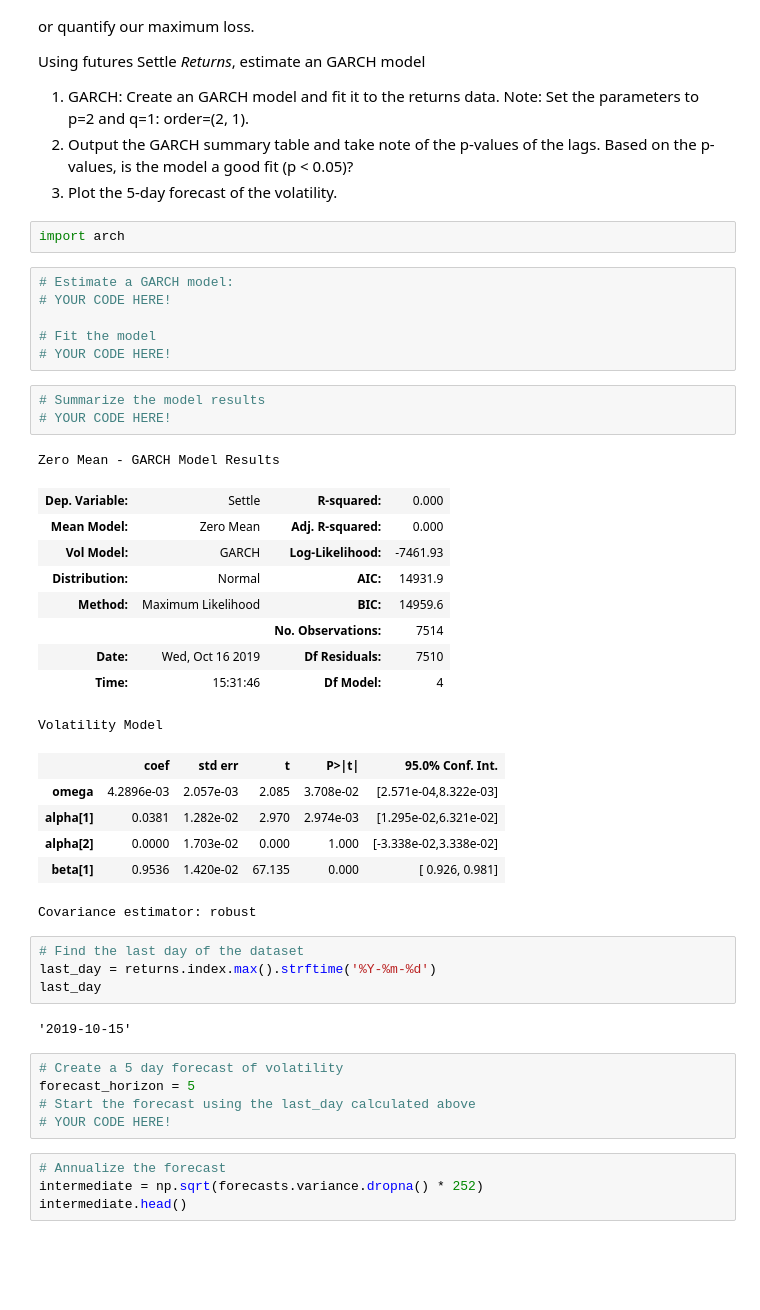
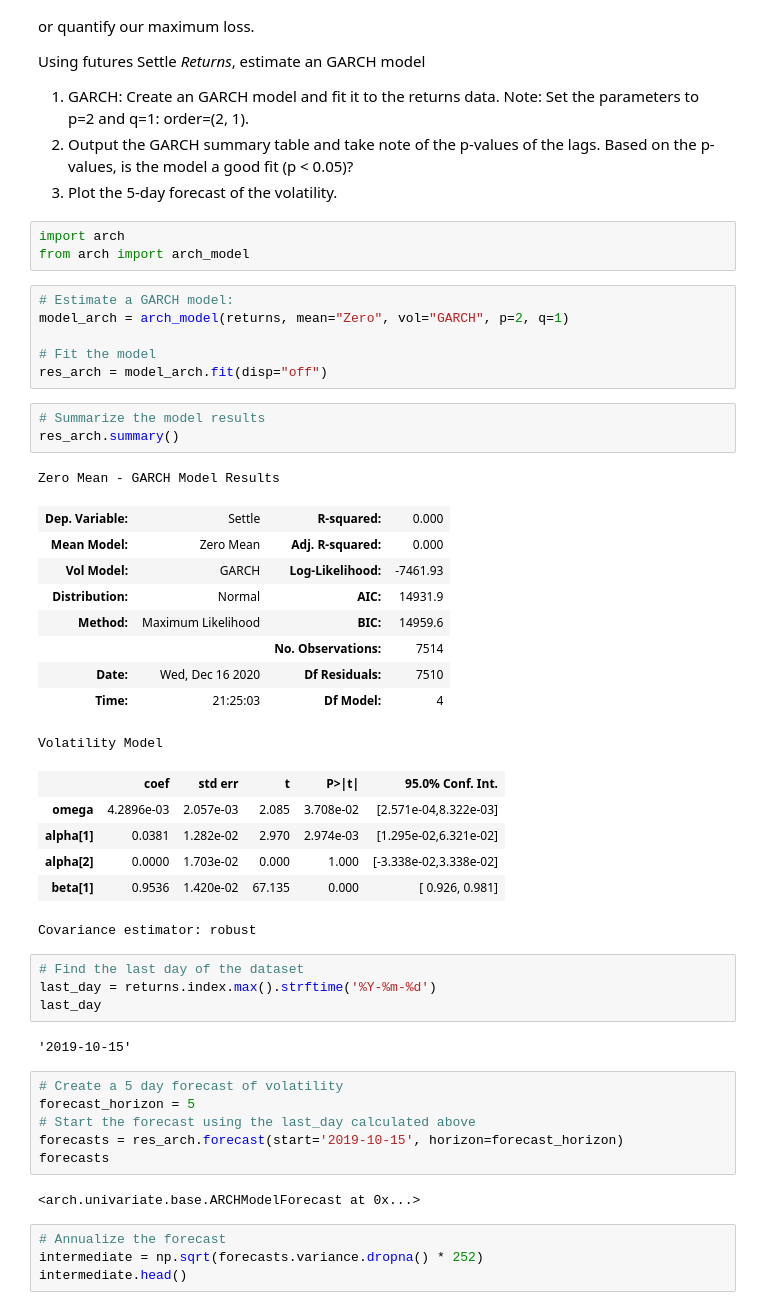
Before and after one commit to kristinav910/ForecastingExchangeRates, a Jupyter notebook: time_series_analysis.ipynb, the cells around one changed output. Drawn from its saved outputs; the diff is of its cells as text; blank space fills up the shorter version.

```diff
--- a/time_series_analysis.ipynb
+++ b/time_series_analysis.ipynb
@@ -267,25 +263,26 @@ Using futures Settle *Returns*, estimate an GARCH model
 3. Plot the 5-day forecast of the volatility.
 # %%
 import arch
+from arch import arch_model
-# %%
-# Estimate a GARCH model:
-# YOUR CODE HERE!
-
-# Fit the model
-# YOUR CODE HERE!
+# %%
+# Estimate a GARCH model:
+model_arch = arch_model(returns, mean="Zero", vol="GARCH", p=2, q=1)
+
+# Fit the model
+res_arch = model_arch.fit(disp="off")
 # %%
 # Summarize the model results
-# YOUR CODE HERE!
+res_arch.summary()
 # %% [output]
 Zero Mean - GARCH Model Results
 | Dep. Variable: | Settle | R-squared: | 0.000 |
 | Mean Model: | Zero Mean | Adj. R-squared: | 0.000 |
 | Vol Model: | GARCH | Log-Likelihood: | -7461.93 |
 | Distribution: | Normal | AIC: | 14931.9 |
 | Method: | Maximum Likelihood | BIC: | 14959.6 |
 |  |  | No. Observations: | 7514 |
-| Date: | Wed, Oct 16 2019 | Df Residuals: | 7510 |
-| Time: | 15:31:46 | Df Model: | 4 |
+| Date: | Wed, Dec 16 2020 | Df Residuals: | 7510 |
+| Time: | 21:25:03 | Df Model: | 4 |
 Volatility Model
 |  | coef | std err | t | P>|t| | 95.0% Conf. Int. |
 | omega | 4.2896e-03 | 2.057e-03 | 2.085 | 3.708e-02 | [2.571e-04,8.322e-03] |
@@ -303,7 +300,10 @@ last_day
 # Create a 5 day forecast of volatility
 forecast_horizon = 5
 # Start the forecast using the last_day calculated above
-# YOUR CODE HERE!
+forecasts = res_arch.forecast(start='2019-10-15', horizon=forecast_horizon)
+forecasts
+# %% [output]
+<arch.univariate.base.ARCHModelForecast at 0x...>
 # %%
 # Annualize the forecast
 intermediate = np.sqrt(forecasts.variance.dropna() * 252)
```
Also changed, not shown: parts of 16 cells of this notebook.
